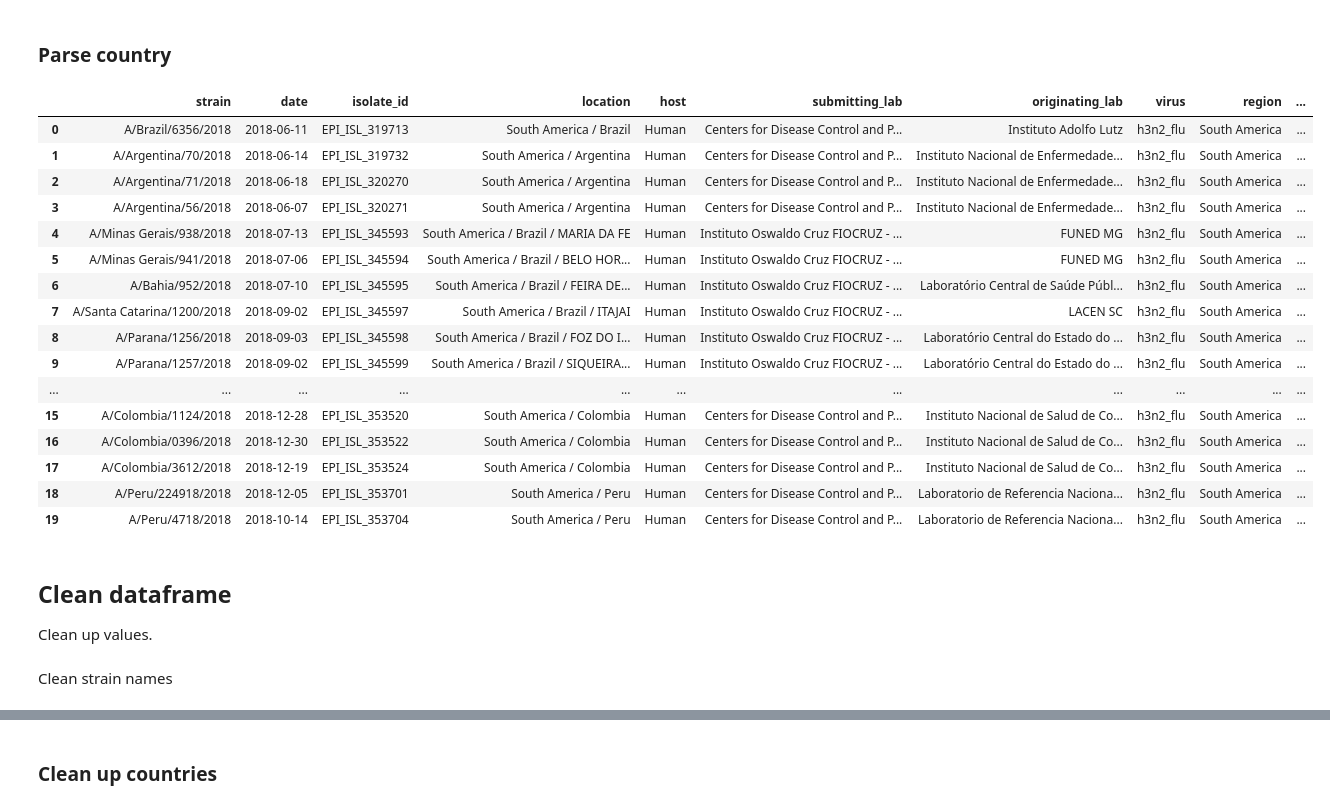
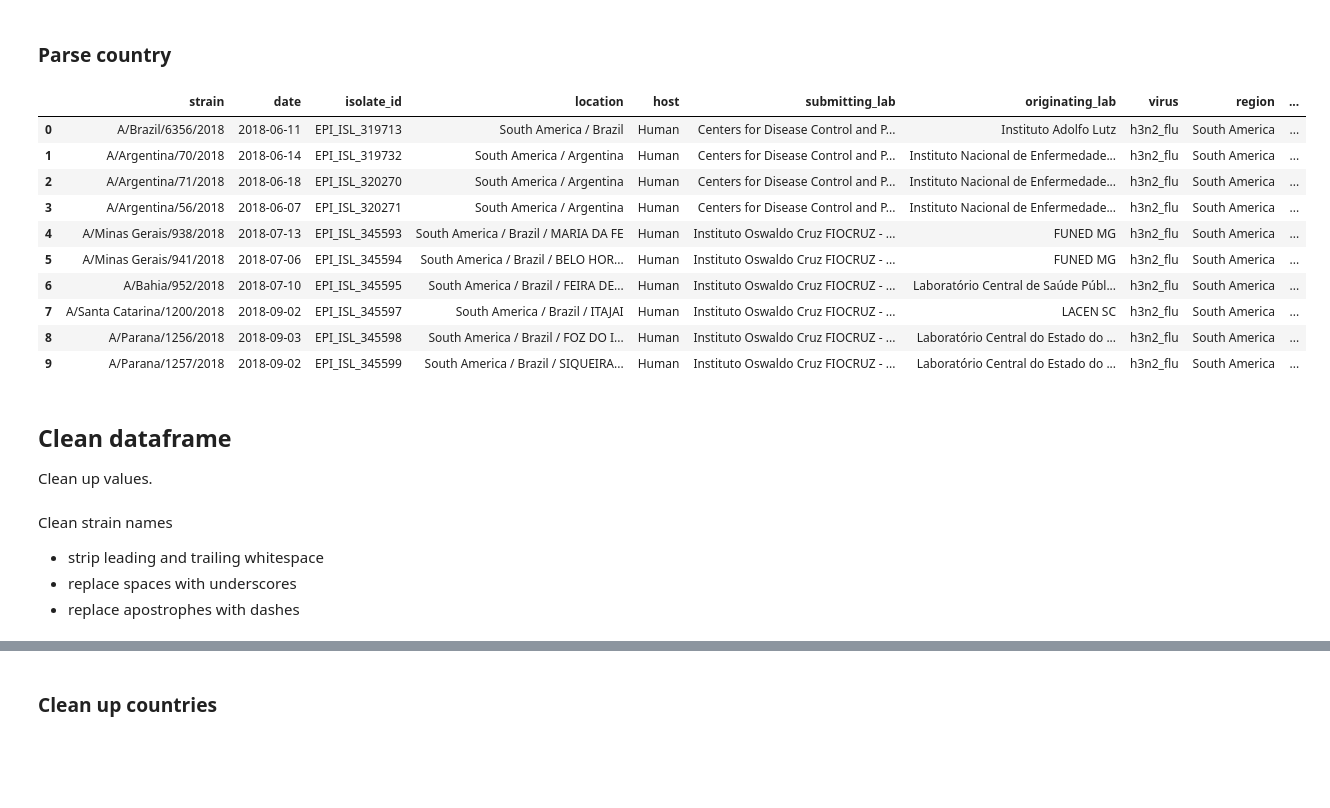
Before and after one commit to dbacsik/epiworkshop_h5n1, a Jupyter notebook: h3n2/data/prep_data/clean_southamerica_metadata.py.ipynb, the cells around one changed output, grey strips where cells are left out. Saved outputs shown, nothing was run; the diff lists cells and outputs as text; code cells hidden in the pictures; blank space fills up the shorter version.

```diff
--- a/h3n2/data/prep_data/clean_southamerica_metadata.py.ipynb
+++ b/h3n2/data/prep_data/clean_southamerica_metadata.py.ipynb
@@ -93,30 +93,27 @@ split_columns = meta_working['location'].str.split(' / ', expand=True)
 meta_working['region'] = split_columns[0]
 meta_working['country'] = split_columns[1]
 # %%
-meta_working.head(n=20)
+meta_working.head(n=10)
 # %% [output]
 |  | strain | date | isolate_id | location | host | submitting_lab | originating_lab | virus | region | ... |
 | 0 | A/Brazil/6356/2018 | 2018-06-11 | EPI_ISL_319713 | South America / Brazil | Human | Centers for Disease Control and P... | Instituto Adolfo Lutz | h3n2_flu | South America | ... |
 | 1 | A/Argentina/70/2018 | 2018-06-14 | EPI_ISL_319732 | South America / Argentina | Human | Centers for Disease Control and P... | Instituto Nacional de Enfermedade... | h3n2_flu | South America | ... |
 | 2 | A/Argentina/71/2018 | 2018-06-18 | EPI_ISL_320270 | South America / Argentina | Human | Centers for Disease Control and P... | Instituto Nacional de Enfermedade... | h3n2_flu | South America | ... |
 | 3 | A/Argentina/56/2018 | 2018-06-07 | EPI_ISL_320271 | South America / Argentina | Human | Centers for Disease Control and P... | Instituto Nacional de Enfermedade... | h3n2_flu | South America | ... |
 | 4 | A/Minas Gerais/938/2018 | 2018-07-13 | EPI_ISL_345593 | South America / Brazil / MARIA DA FE | Human | Instituto Oswaldo Cruz FIOCRUZ - ... | FUNED MG | h3n2_flu | South America | ... |
 | 5 | A/Minas Gerais/941/2018 | 2018-07-06 | EPI_ISL_345594 | South America / Brazil / BELO HOR... | Human | Instituto Oswaldo Cruz FIOCRUZ - ... | FUNED MG | h3n2_flu | South America | ... |
 | 6 | A/Bahia/952/2018 | 2018-07-10 | EPI_ISL_345595 | South America / Brazil / FEIRA DE... | Human | Instituto Oswaldo Cruz FIOCRUZ - ... | Laboratório Central de Saúde Públ... | h3n2_flu | South America | ... |
 | 7 | A/Santa Catarina/1200/2018 | 2018-09-02 | EPI_ISL_345597 | South America / Brazil / ITAJAI | Human | Instituto Oswaldo Cruz FIOCRUZ - ... | LACEN SC | h3n2_flu | South America | ... |
 | 8 | A/Parana/1256/2018 | 2018-09-03 | EPI_ISL_345598 | South America / Brazil / FOZ DO I... | Human | Instituto Oswaldo Cruz FIOCRUZ - ... | Laboratório Central do Estado do ... | h3n2_flu | South America | ... |
 | 9 | A/Parana/1257/2018 | 2018-09-02 | EPI_ISL_345599 | South America / Brazil / SIQUEIRA... | Human | Instituto Oswaldo Cruz FIOCRUZ - ... | Laboratório Central do Estado do ... | h3n2_flu | South America | ... |
-| ... | ... | ... | ... | ... | ... | ... | ... | ... | ... | ... |
-| 15 | A/Colombia/1124/2018 | 2018-12-28 | EPI_ISL_353520 | South America / Colombia | Human | Centers for Disease Control and P... | Instituto Nacional de Salud de Co... | h3n2_flu | South America | ... |
-| 16 | A/Colombia/0396/2018 | 2018-12-30 | EPI_ISL_353522 | South America / Colombia | Human | Centers for Disease Control and P... | Instituto Nacional de Salud de Co... | h3n2_flu | South America | ... |
-| 17 | A/Colombia/3612/2018 | 2018-12-19 | EPI_ISL_353524 | South America / Colombia | Human | Centers for Disease Control and P... | Instituto Nacional de Salud de Co... | h3n2_flu | South America | ... |
-| 18 | A/Peru/224918/2018 | 2018-12-05 | EPI_ISL_353701 | South America / Peru | Human | Centers for Disease Control and P... | Laboratorio de Referencia Naciona... | h3n2_flu | South America | ... |
-| 19 | A/Peru/4718/2018 | 2018-10-14 | EPI_ISL_353704 | South America / Peru | Human | Centers for Disease Control and P... | Laboratorio de Referencia Naciona... | h3n2_flu | South America | ... |
 # %% [markdown]
 ## Clean dataframe
 Clean up values.
 # %% [markdown]
 Clean strain names
+* strip leading and trailing whitespace
+* replace spaces with underscores
+* replace apostrophes with dashes
 # %%
 meta_working['strain'] = (
     meta_working['strain']
```
Also changed, not shown: parts of 2 cells of this notebook.
